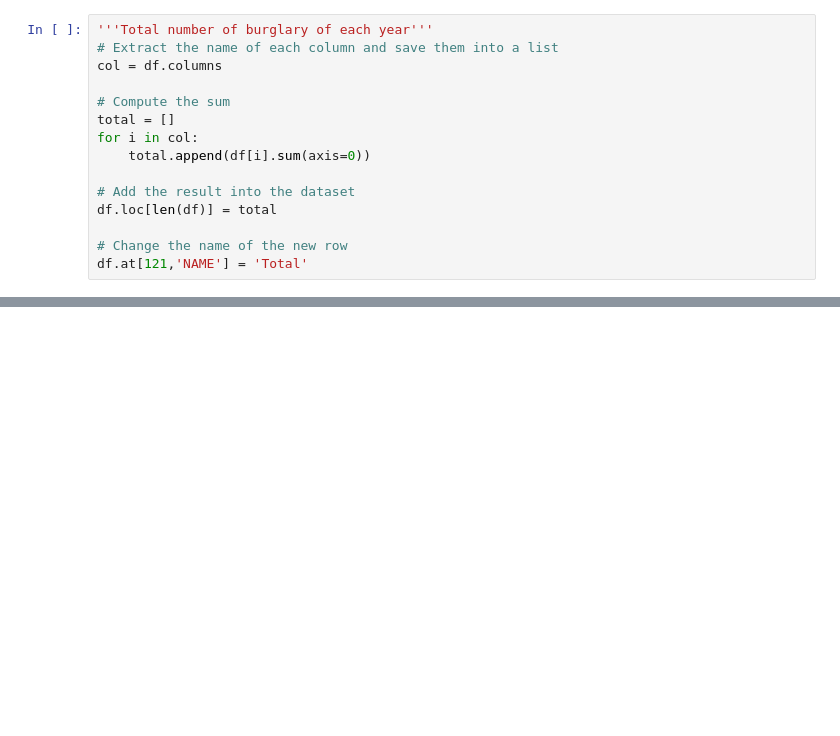
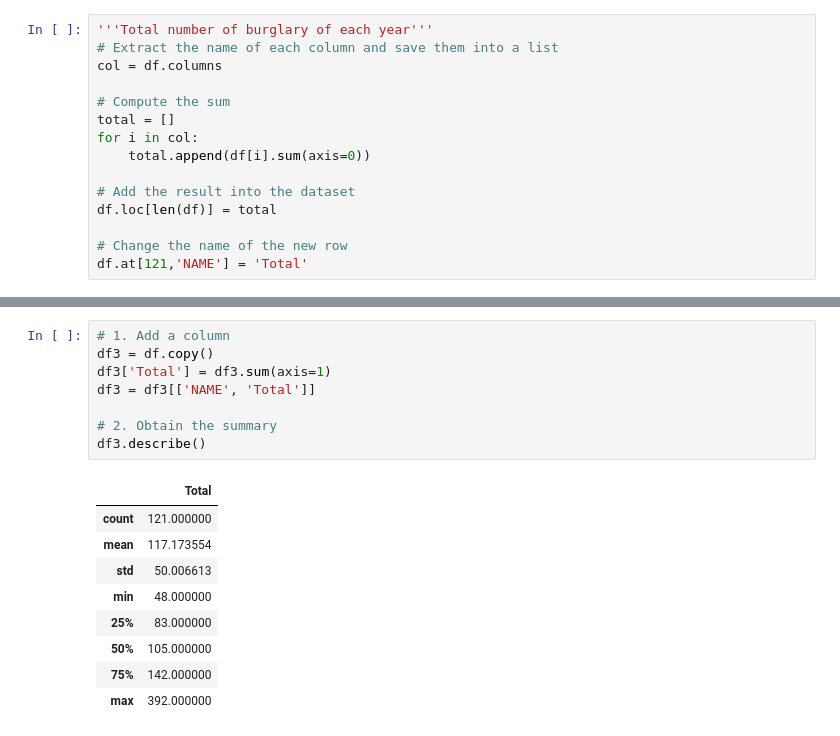
Before and after one commit to HKEdwin22/Sutton_CrimeRate, a Jupyter notebook: Burglar_10 yrs.ipynb, the cells around one changed output, grey strips where cells are left out. Saved outputs shown, nothing was run; the diff lists cells and outputs as text; blank space fills up the shorter version.

```diff
--- a/Burglar_10 yrs.ipynb
+++ b/Burglar_10 yrs.ipynb
@@ -109,0 +119,18 @@ The chart shows that number of burglary reported in Sutton has been decreasing o
+# %%
+# 1. Add a column
+df3 = df.copy()
+df3['Total'] = df3.sum(axis=1)
+df3 = df3[['NAME', 'Total']]
+
+# 2. Obtain the summary
+df3.describe()
+# %% [output]
+|  | Total |
+| count | 121.000000 |
+| mean | 117.173554 |
+| std | 50.006613 |
+| min | 48.000000 |
+| 25% | 83.000000 |
+| 50% | 105.000000 |
+| 75% | 142.000000 |
+| max | 392.000000 |
```
Also changed, not shown: parts of 14 cells of this notebook.
